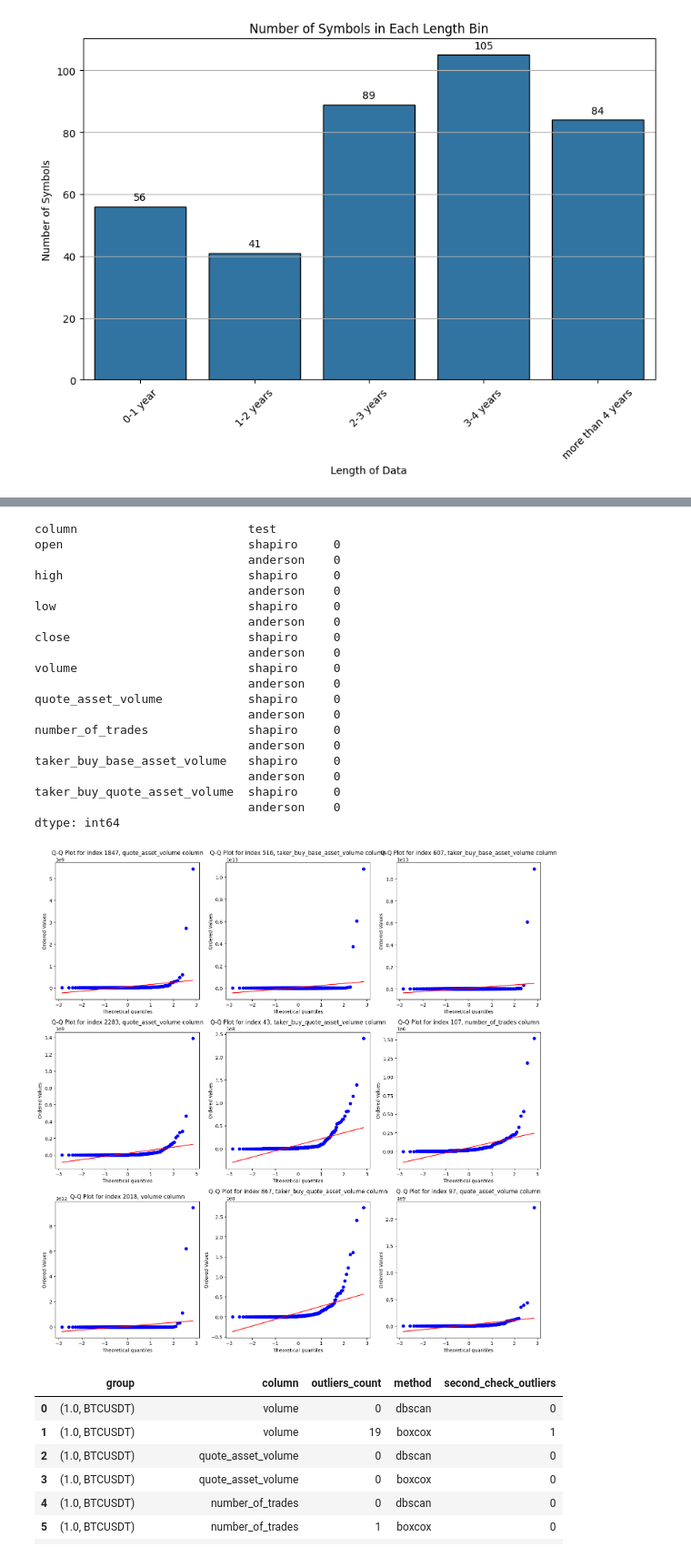
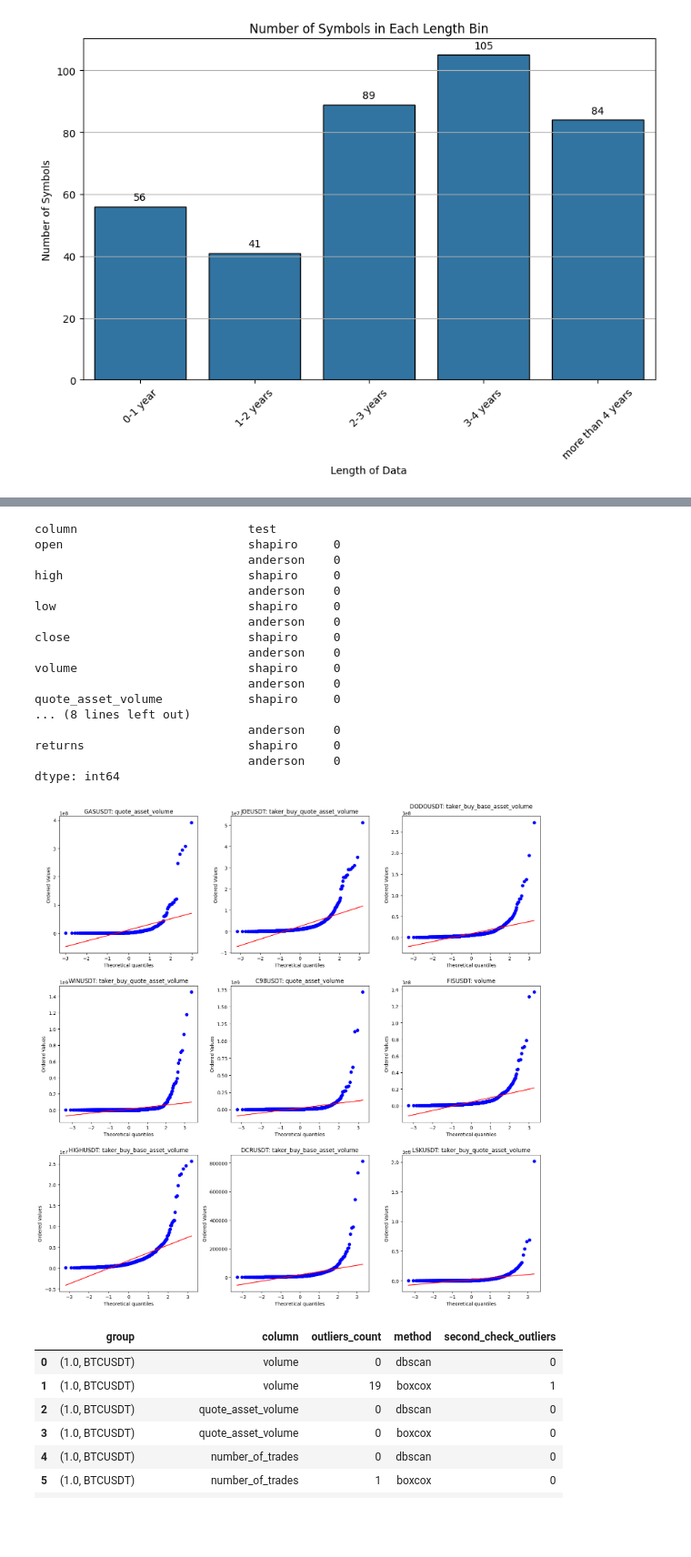
Before and after one commit to Daat1313/sma_interecation, a Jupyter notebook: Modified SMA.ipynb, the cells around one changed output, grey strips where cells are left out. Shown at 91% size. Drawn from its saved outputs; the diff is of its cells as text; code cells hidden in the pictures; blank space fills up the shorter version.

```diff
--- a/Modified SMA.ipynb
+++ b/Modified SMA.ipynb
@@ -260,4 +393,4 @@ def calculate_return(data):
 # %%
-# Load the dataset
-eda_data = filtered_df.reset_index()
+# Create separate dataset for Explratory data analysis operations
+eda_data = filtered_df_with_returns.reset_index()
 # %%
@@ -276,8 +410,5 @@ plt.show()
 # %%
 from scipy.stats import shapiro, anderson
-
-# Reset the index to work with open_time as a column
-data = eda_data
 
 # Function to identify if the distribution of a column is normal using Shapiro-Wilk and Anderson-Darling tests
 def identify_distribution(data, column):
@@ -293,11 +424,12 @@ def identify_distribution(data, column):
     return results
 
 # Get the unique combinations of currency_id and pair
-unique_pairs = data[["currency_id", "pair"]].drop_duplicates()
+unique_pairs = eda_data[["currency_id", "pair"]].drop_duplicates()
 columns_to_test = numerical_columns
+
 # Initialize the results DataFrame with the correct multi-index
 index = pd.MultiIndex.from_frame(unique_pairs)
-results_df = pd.DataFrame(index=index, columns=pd.MultiIndex.from_product([columns_to_test, ['shapiro', 'anderson']], names=['column', 'test']))
+results_df = pd.DataFrame(index=index, columns=pd.MultiIndex.from_product([columns_to_test, ["shapiro", "anderson"]], names=["column", "test"]))
 
 # Function to apply normality tests and log results
 def process_and_log(name, group):
@@ -311,7 +443,7 @@ def process_and_log(name, group):
             results_df.loc[name, (column, 'anderson')] = None
 
 # Apply the function to each group
-for name, group in data.groupby(['currency_id', 'pair']):
+for name, group in eda_data.groupby(['currency_id', 'pair']):
     process_and_log(name, group)
 
 # Fill NaN values with False for pairs that do not have data in columns_to_test
@@ -332,50 +464,62 @@ close                         shapiro     0
 volume                        shapiro     0
                               anderson    0
 quote_asset_volume            shapiro     0
+... (8 lines left out)
                               anderson    0
-number_of_trades              shapiro     0
-                              anderson    0
-taker_buy_base_asset_volume   shapiro     0
-                              anderson    0
-taker_buy_quote_asset_volume  shapiro     0
+returns                       shapiro     0
                               anderson    0
 dtype: int64
+# %%
+## Create Multiindex to plot distribution of valeus for pairs and respective columns
+eda_data.set_index(['currency_id', 'pair'], inplace = True)
 # %%
 import scipy.stats as stats
 import random
-
-# Reset the index to work with open_time as a column
-data = eda_data.reset_index()
+import matplotlib.pyplot as plt
+import pandas as pd
 
 # Columns to test
 columns_to_test = ["volume", "quote_asset_volume", "number_of_trades", "taker_buy_base_asset_volume", "taker_buy_quote_asset_volume"]
 
 # Function to plot random distribution charts
-def random_distribution_plots(data, n_plots=6, rows=2):
+def random_distribution_plots(data: pd.DataFrame, n_plots: int = 6, rows: int = 2) -> None:
+    """
+    Plots random distribution charts (Q-Q plots) for random tickers and columns within subplots.
+
+    Parameters:
+    data (pd.DataFrame): Input DataFrame containing data to plot.
+    n_plots (int): Total number of plots.
+    rows (int): Number of rows in the subplot grid.
+
+    Returns:
+    None
+    """
     cols = n_plots // rows
     fig, axs = plt.subplots(rows, cols, figsize=(cols * 5, rows * 5))
     axs = axs.flatten()
 
+    unique_groups = data.groupby(['currency_id', 'pair']).size().index.tolist()
+
     for i in range(n_plots):
         # Get a random group (currency_id, pair) and a random column
-        data_group_random = data.groupby(['currency_id', 'pair']).sample(n=1)
-        data_index_random = data_group_random.index[0]
-        data_column_random = random.choice(columns_to_test)
+        random_group = random.choice(unique_groups)
+        random_column = random.choice(columns_to_test)
 
         # Extract the data series for the random column within the group
-        series_to_plot = data_group_random[data_column_random]
+        series_to_plot = data.xs(random_group, level=['currency_id', 'pair'])[random_column]
 
         # Plot the Q-Q plot
         stats.probplot(series_to_plot, dist="norm", plot=axs[i])
-        axs[i].set_title(f"Q-Q Plot for index {data_index_random}, {data_column_random} column")
+        symbol_name = f"{random_group[1]}: {random_column}"
+        axs[i].set_title(symbol_name)
 
     plt.tight_layout()
     plt.show()
 
-# Plot 6 random distribution charts in a 2x3 grid
-random_distribution_plots(data, n_plots=9, rows=3)
+# Assuming eda_data is your DataFrame
+random_distribution_plots(eda_data, n_plots=9, rows=3)
 # %% [output]
-[figure, old version]
+[figure, new version]
 # %%
 from sklearn.cluster import DBSCAN
 from sklearn.preprocessing import StandardScaler
```
Also changed, not shown: parts of 15 cells of this notebook.
